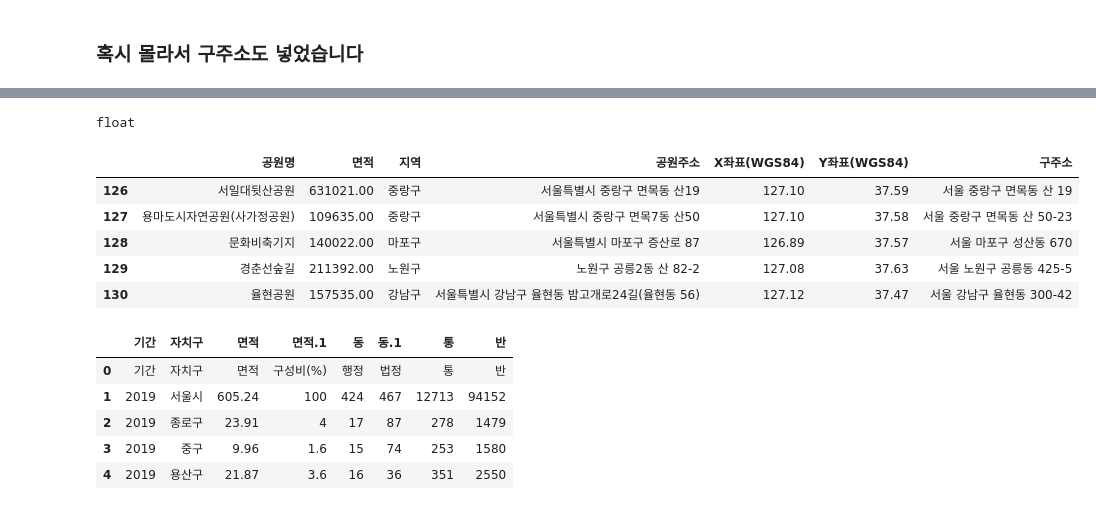
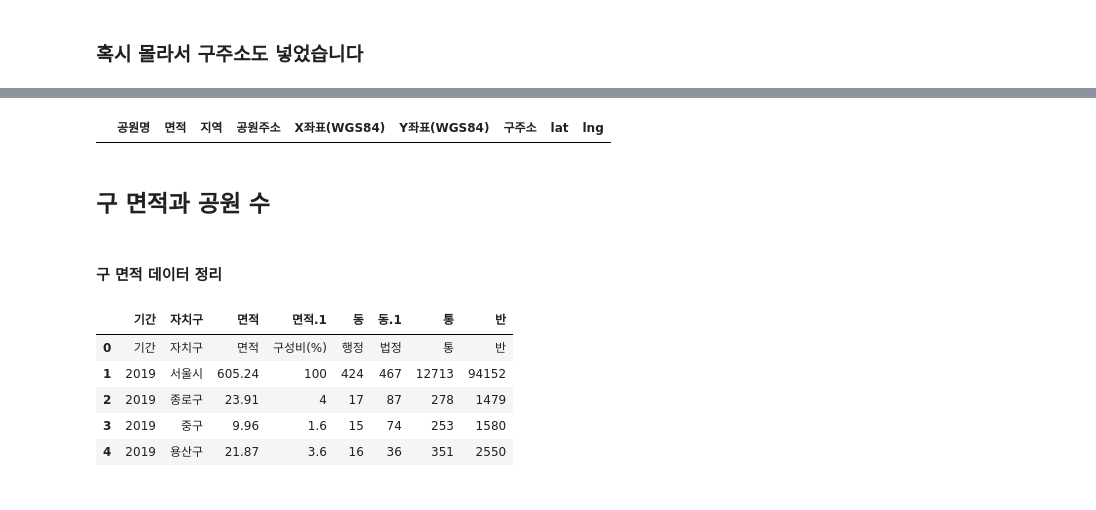
Before and after one commit to bag3671/Data-analysis, a Jupyter notebook: home/20201127.ipynb, the cells around one changed output, grey strips where cells are left out. Saved outputs shown, nothing was run; the diff lists cells and outputs as text; code cells hidden in the pictures.

```diff
--- a/home/20201127.ipynb
+++ b/home/20201127.ipynb
@@ -89,6 +91,6 @@ park_size[:5]
 # %%
 pd.options.display.float_format = '{:.2f}'.format # 지수형을 실수형으로
-park2['면적'] = park_size
-park2.tail()
+park2['면적'] = park_size2
+park2.sort_values(by='면적').tail()
 # %% [output]
 |  | 공원명 | 면적 | 지역 | 공원주소 | X좌표(WGS84) | Y좌표(WGS84) |
@@ -137,5 +192,4 @@ for i in park2.index:
 # %%
 park2['구주소'] = old_addr
+park2['lat'] = park_lat
+park2['lng'] = park_lng
-# %%
-park2.drop([131],inplace=True)
-park2.tail()
@@ -148,0 +208,7 @@ park2.tail()
+# %%
+# 3개의 면적은 딱히 구할방법이 없어 직접 넣었습니다
+nan_park_list = list(park2['공원명'][park2['면적'].isna()])
+nan_park_area_dict = {'진관근린공원(구파발폭포)':983791,'푸른수목원':103000,'서울로7017':22916.7,'문화역 서울284':2964}
+for i in nan_park_list:
+    park2['면적'][park2['공원명'] == i] = nan_park_area_dict[i]
+park2.sort_values(by='X좌표(WGS84)',ascending=False).tail()
@@ -152,21 +237,17 @@ park2 = park2[park2['구주소'].str.contains('서울')]
 park2['면적'] = park2['면적'].apply(pd.to_numeric)
-# %%
-type(park2['지역'][129])
-# %% [output]
-float
 # %%
+# 지역이 nan인 항목을 구주소로 구 맞췄습니다
 for i in park2.index:
     if pd.isna(park2['지역'][i]):
         park2['지역'][i] = park2['구주소'][i].split()[1]
 
-park2.tail()
+park2.sort_values(by='면적')[pd.isna(park2['면적'])]
 # %% [output]
-|  | 공원명 | 면적 | 지역 | 공원주소 | X좌표(WGS84) | Y좌표(WGS84) | 구주소 |
-| 126 | 서일대뒷산공원 | 631021.00 | 중랑구 | 서울특별시 중랑구 면목동 산19 | 127.10 | 37.59 | 서울 중랑구 면목동 산 19 |
-| 127 | 용마도시자연공원(사가정공원) | 109635.00 | 중랑구 | 서울특별시 중랑구 면목7동 산50 | 127.10 | 37.58 | 서울 중랑구 면목동 산 50-23 |
-| 128 | 문화비축기지 | 140022.00 | 마포구 | 서울특별시 마포구 증산로 87 | 126.89 | 37.57 | 서울 마포구 성산동 670 |
-| 129 | 경춘선숲길 | 211392.00 | 노원구 | 노원구 공릉2동 산 82-2 | 127.08 | 37.63 | 서울 노원구 공릉동 425-5 |
-| 130 | 율현공원 | 157535.00 | 강남구 | 서울특별시 강남구 율현동 밤고개로24길(율현동 56) | 127.12 | 37.47 | 서울 강남구 율현동 300-42 |
+|  | 공원명 | 면적 | 지역 | 공원주소 | X좌표(WGS84) | Y좌표(WGS84) | 구주소 | lat | lng |
+# %% [markdown]
+## 구 면적과 공원 수
+# %% [markdown]
+#### 구 면적 데이터 정리
 # %%
 gu_area = pd.read_csv("./data/구 면적.txt",sep = "\t", engine='python',encoding='utf-8',thousands = ',')
 gu_area.head()
```
Also changed, not shown: parts of 47 cells of this notebook, 1 other file.
